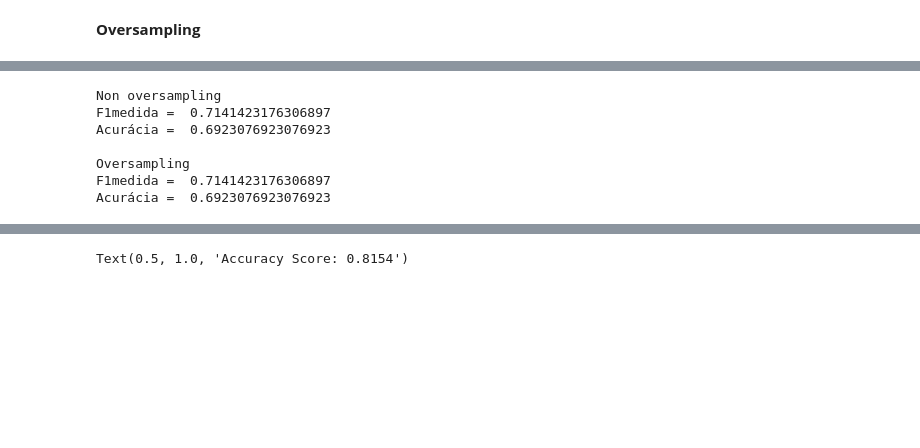
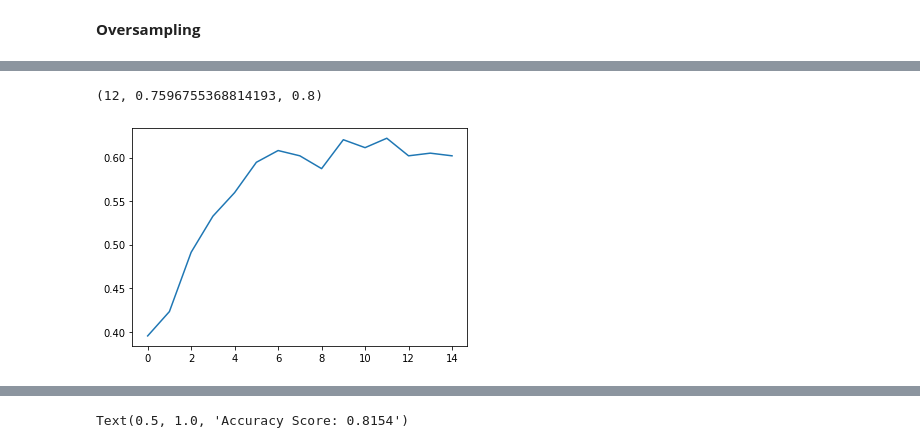
Before and after one commit to marinacer/IA048, a Jupyter notebook: glass.ipynb, the cells around one changed output, grey strips where cells are left out. Drawn from its saved outputs; the diff is of its cells as text; code cells hidden in the pictures; blank space fills up the shorter version.

```diff
--- a/glass.ipynb
+++ b/glass.ipynb
@@ -38,3 +63,7 @@ Xtrain, Xtest, ytrain, ytest = train_test_split(X, y_label, test_size = 0.30, st
+# %%
+# dataframe to np.array
+Xtrain = Xtrain.values
+Xtest = Xtest.values
 # %% [markdown]
 **Oversampling**
 # %%
@@ -78,31 +78,35 @@ Acurácia =  0.6923076923076923
-# %%
-# KNN
-from sklearn.neighbors import KNeighborsClassifier
-
-neigh = KNeighborsClassifier(n_neighbors = 1)
-neigh.fit(Xtrain, ytrain)
-y_knn = neigh.predict(Xtest)
-f1_knn = f1_score(ytest, y_knn, average='macro')
-cmatrix_knn = sk.confusion_matrix(ytest,y_knn)
-
-print('Non oversampling')
-print('F1medida = ', f1_knn)
-print('Acurácia = ',accuracy_score(ytest,y_knn),'\n')
-
-neigh_over = KNeighborsClassifier(n_neighbors = 1)
-neigh_over.fit(Xtrain_over, ytrain_over)
-y_knn_over = neigh_over.predict(Xtest)
-f1_knn_over = f1_score(ytest, y_knn_over, average='macro')
-cmatrix_knn_over = sk.confusion_matrix(ytest,y_knn_over)
-
-print('Oversampling')
-print('F1medida = ', f1_knn_over)
-print('Acurácia = ',accuracy_score(ytest,y_knn_over))
-# %% [output]
-Non oversampling
-F1medida =  0.7141423176306897
-Acurácia =  0.6923076923076923
-
-Oversampling
-F1medida =  0.7141423176306897
-Acurácia =  0.6923076923076923
+# %%
+# cross validation, evaluation e desempenho do Random Forest
+def fit_random_forest(var,Xtrain_p, ytrain_p, Xtest_p,ytest_p):
+  n_splits_kfold = 4
+  kf = KFold(n_splits = n_splits_kfold)
+  acc_vec = np.zeros(var)
+
+  for j in range(0,var):
+    acc = 0
+    for train_index, test_index in kf.split(Xtrain_p):
+      Xtrain_kfold, Xtest_kfold = Xtrain_p[train_index], Xtrain_p[test_index]
+      ytrain_kfold, ytest_kfold = ytrain_p[train_index], ytrain_p[test_index]
+
+      clf = RandomForestClassifier(max_depth = j+1, n_estimators = 500)
+      clf.fit(Xtrain_kfold, ytrain_kfold)
+      ypred_kfold = clf.predict(Xtest_kfold)
+      acc += f1_score(ytest_kfold, ypred_kfold, average='macro')
+
+    acc_vec[j] = acc/n_splits_kfold
+  plt.plot(acc_vec)
+  best_var = acc_vec.argmax() + 1
+
+  # método com o hiperparâmetro ideal
+  clf = RandomForestClassifier(max_depth=best_var, n_estimators = 100)
+  clf.fit(Xtrain_p, ytrain_p)
+  y_predict = clf.predict(Xtest_p)
+  f1_predict = f1_score(ytest_p, y_predict, average='macro')
+  acc_predict = accuracy_score(ytest_p,y_predict)
+
+  return(best_var,f1_predict,acc_predict)
+# %%
+fit_random_forest(15,Xtrain,ytrain,Xtest,ytest)
+# %% [output]
+(12, 0.7596755368814193, 0.8)
+[figure, added]
```
Also changed, not shown: parts of 35 cells of this notebook.
